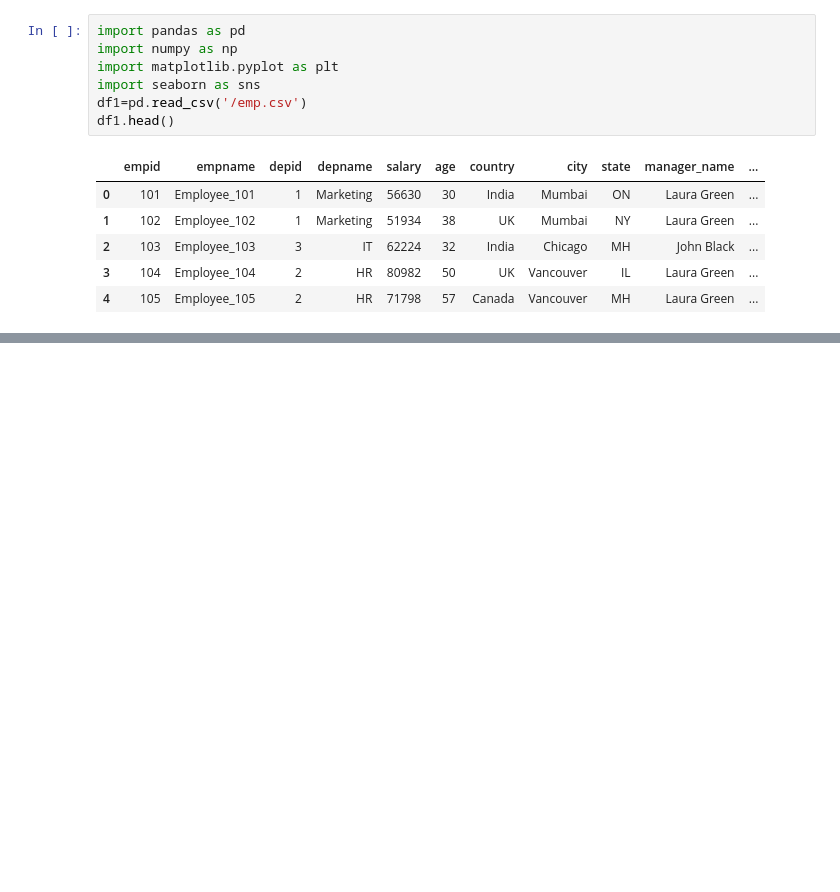
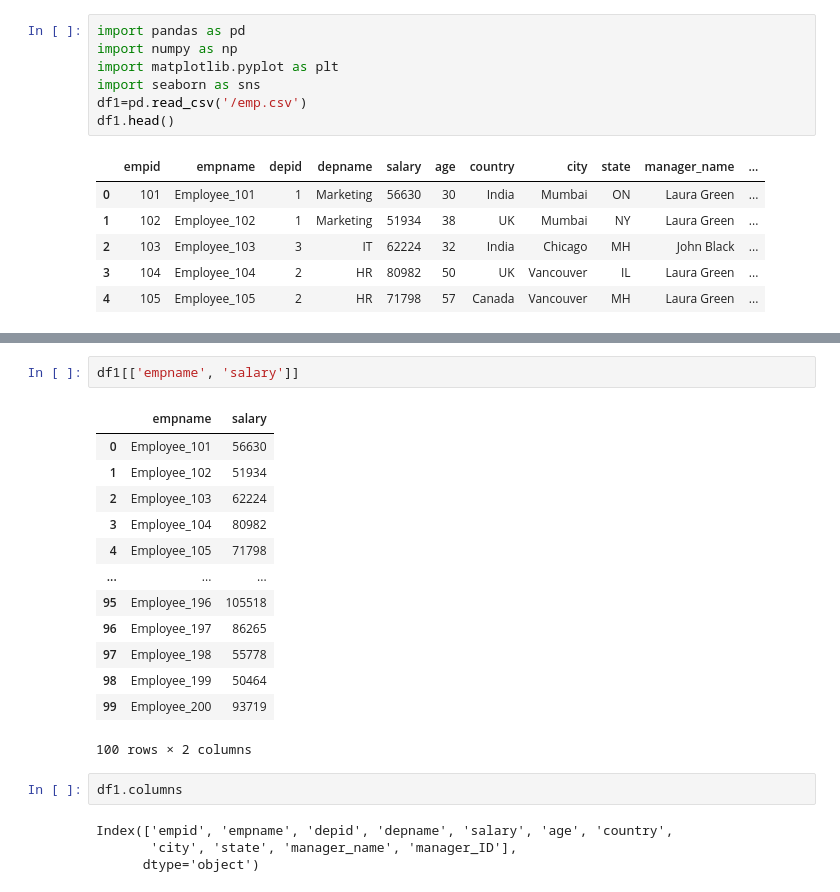
Before and after one commit to monishvarghesejoshy/emanzon, a Jupyter notebook: try.ipynb, the cells around one changed output, grey strips where cells are left out. Cells and saved outputs as stored; diff of their text form; blank space fills up the shorter version.

```diff
--- a/try.ipynb
+++ b/try.ipynb
@@ -486,0 +538,22 @@ df_USA.shape[0]
+# %%
+df1[['empname', 'salary']]
+# %% [output]
+|  | empname | salary |
+| 0 | Employee_101 | 56630 |
+| 1 | Employee_102 | 51934 |
+| 2 | Employee_103 | 62224 |
+| 3 | Employee_104 | 80982 |
+| 4 | Employee_105 | 71798 |
+| ... | ... | ... |
+| 95 | Employee_196 | 105518 |
+| 96 | Employee_197 | 86265 |
+| 97 | Employee_198 | 55778 |
+| 98 | Employee_199 | 50464 |
+| 99 | Employee_200 | 93719 |
+100 rows × 2 columns
+# %%
+df1.columns
+# %% [output]
+Index(['empid', 'empname', 'depid', 'depname', 'salary', 'age', 'country',
+       'city', 'state', 'manager_name', 'manager_ID'],
+      dtype='object')
```
Also changed, not shown: parts of 27 cells of this notebook.
